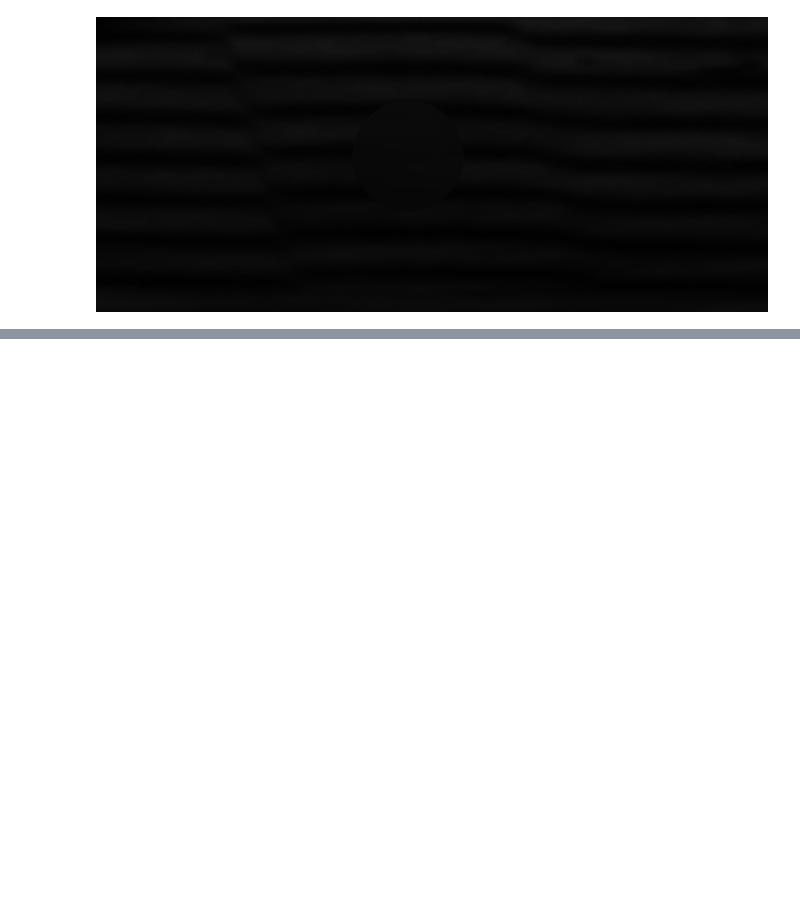
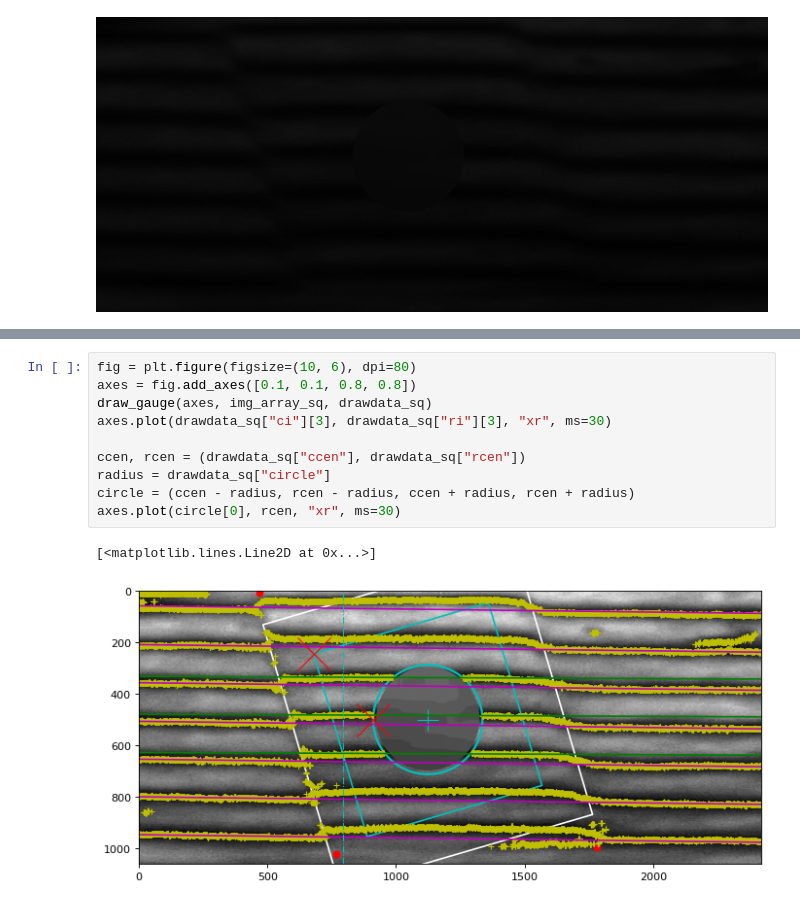
Before and after one commit to MSLNZ/ls-fringeapp, a Jupyter notebook: notebooks/08_make_mock_images.ipynb, the cells around one changed output, grey strips where cells are left out. Saved outputs shown, nothing was run; the diff lists cells and outputs as text; blank space fills up the shorter version.

```diff
--- a/notebooks/08_make_mock_images.ipynb
+++ b/notebooks/08_make_mock_images.ipynb
@@ -141,0 +166,13 @@ draw_gauge(axes, img_array_sq, drawdata_sq)
+# %%
+fig = plt.figure(figsize=(10, 6), dpi=80)
+axes = fig.add_axes([0.1, 0.1, 0.8, 0.8])
+draw_gauge(axes, img_array_sq, drawdata_sq)
+axes.plot(drawdata_sq["ci"][3], drawdata_sq["ri"][3], "xr", ms=30)
+
+ccen, rcen = (drawdata_sq["ccen"], drawdata_sq["rcen"])
+radius = drawdata_sq["circle"]
+circle = (ccen - radius, rcen - radius, ccen + radius, rcen + radius)
+axes.plot(circle[0], rcen, "xr", ms=30)
+# %% [output]
+[<matplotlib.lines.Line2D at 0x...>]
+[figure, added]
```
Also changed, not shown: parts of 8 cells of this notebook, 8 other files.
